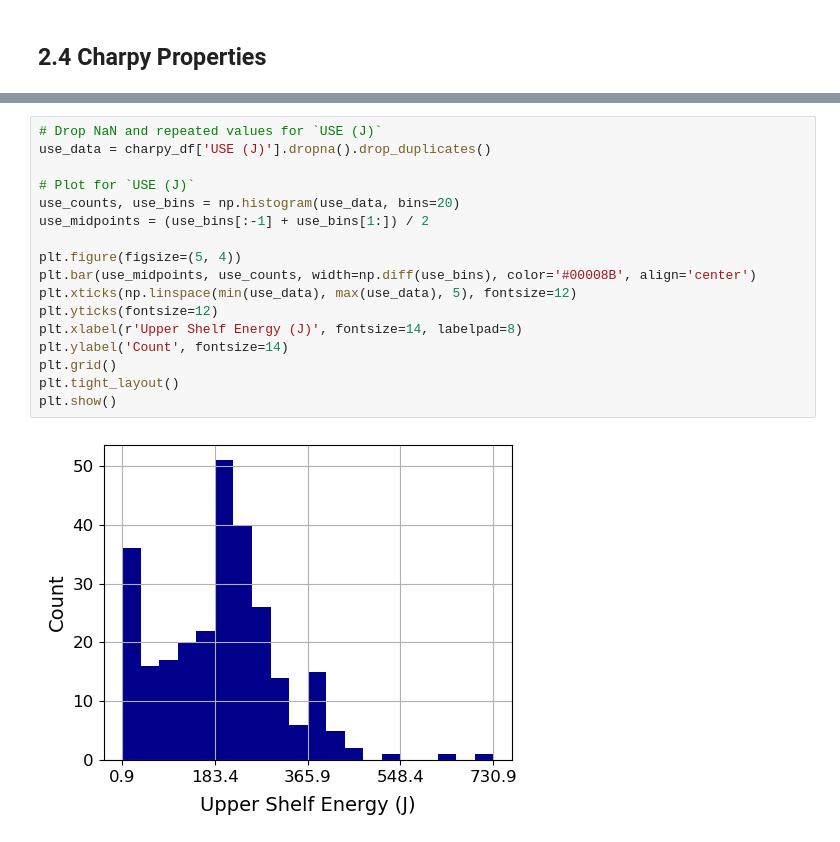
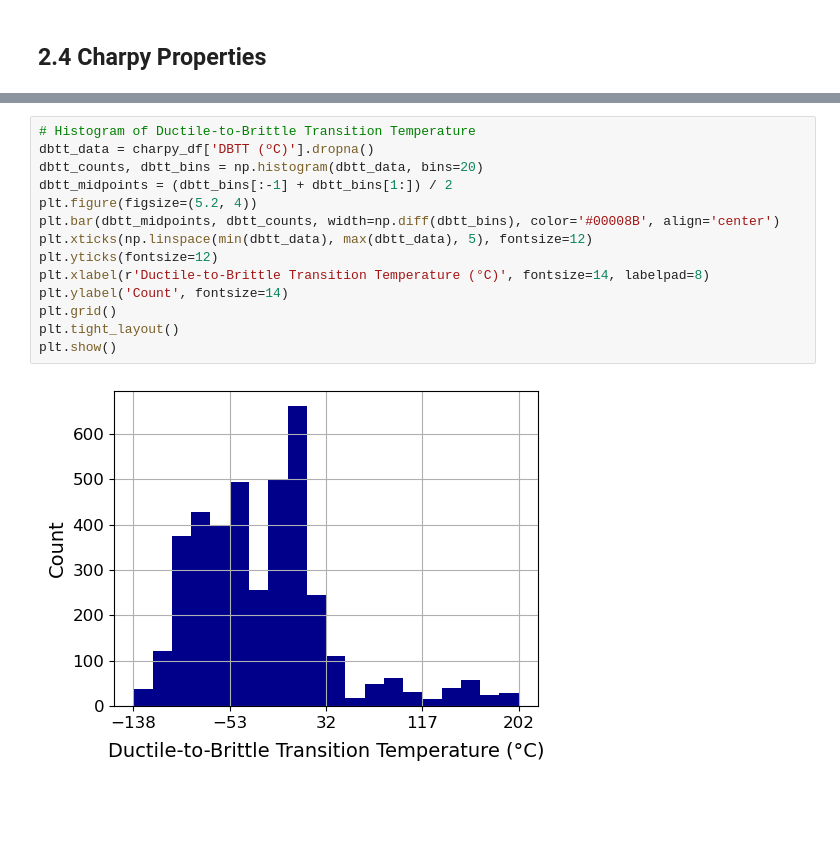
Before and after one commit to avakanski/Charpy-Impact-Test-Dataset, a Jupyter notebook: Sample_Code.ipynb, the cells around one changed output, grey strips where cells are left out. Drawn from its saved outputs; the diff is of its cells as text; blank space fills up the shorter version.

```diff
--- a/Sample_Code.ipynb
+++ b/Sample_Code.ipynb
@@ -430,19 +278,16 @@ Name: count, Length: 162, dtype: int64
 # %%
-# Drop NaN and repeated values for `USE (J)`
-use_data = charpy_df['USE (J)'].dropna().drop_duplicates()
-
-# Plot for `USE (J)`
-use_counts, use_bins = np.histogram(use_data, bins=20)
-use_midpoints = (use_bins[:-1] + use_bins[1:]) / 2
-
-plt.figure(figsize=(5, 4))
-plt.bar(use_midpoints, use_counts, width=np.diff(use_bins), color='#00008B', align='center')
-plt.xticks(np.linspace(min(use_data), max(use_data), 5), fontsize=12)
+# Histogram of Ductile-to-Brittle Transition Temperature
+dbtt_data = charpy_df['DBTT (ºC)'].dropna()
+dbtt_counts, dbtt_bins = np.histogram(dbtt_data, bins=20)
+dbtt_midpoints = (dbtt_bins[:-1] + dbtt_bins[1:]) / 2
+plt.figure(figsize=(5.2, 4))
+plt.bar(dbtt_midpoints, dbtt_counts, width=np.diff(dbtt_bins), color='#00008B', align='center')
+plt.xticks(np.linspace(min(dbtt_data), max(dbtt_data), 5), fontsize=12)
 plt.yticks(fontsize=12)
-plt.xlabel(r'Upper Shelf Energy (J)', fontsize=14, labelpad=8)
+plt.xlabel(r'Ductile-to-Brittle Transition Temperature (°C)', fontsize=14, labelpad=8)
 plt.ylabel('Count', fontsize=14)
 plt.grid()
 plt.tight_layout()
 plt.show()
 # %% [output]
-[figure, old version]
+[figure, new version]
```
Also changed, not shown: parts of 20 cells of this notebook.
